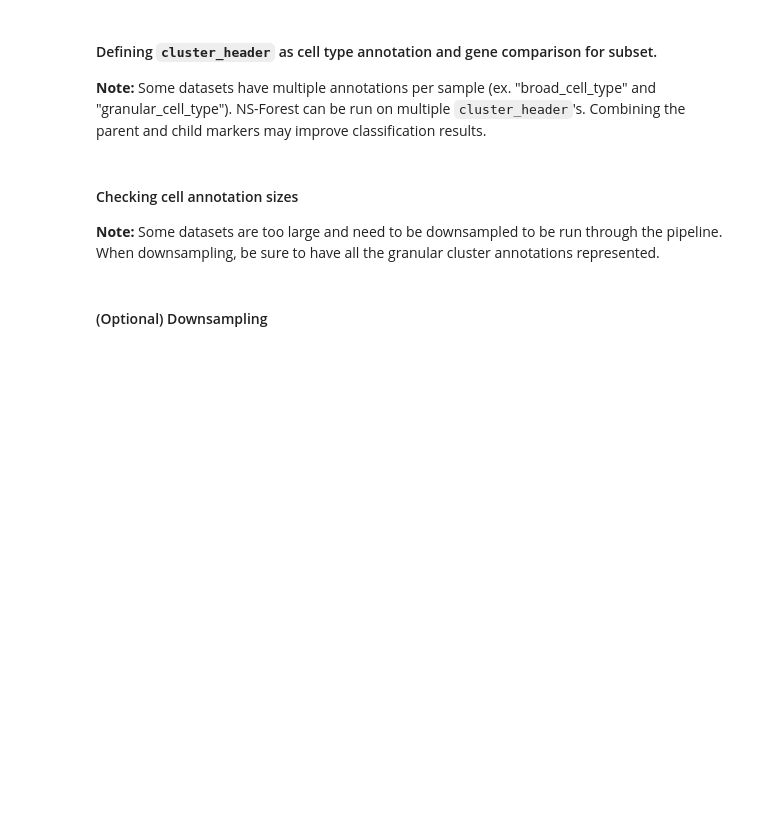
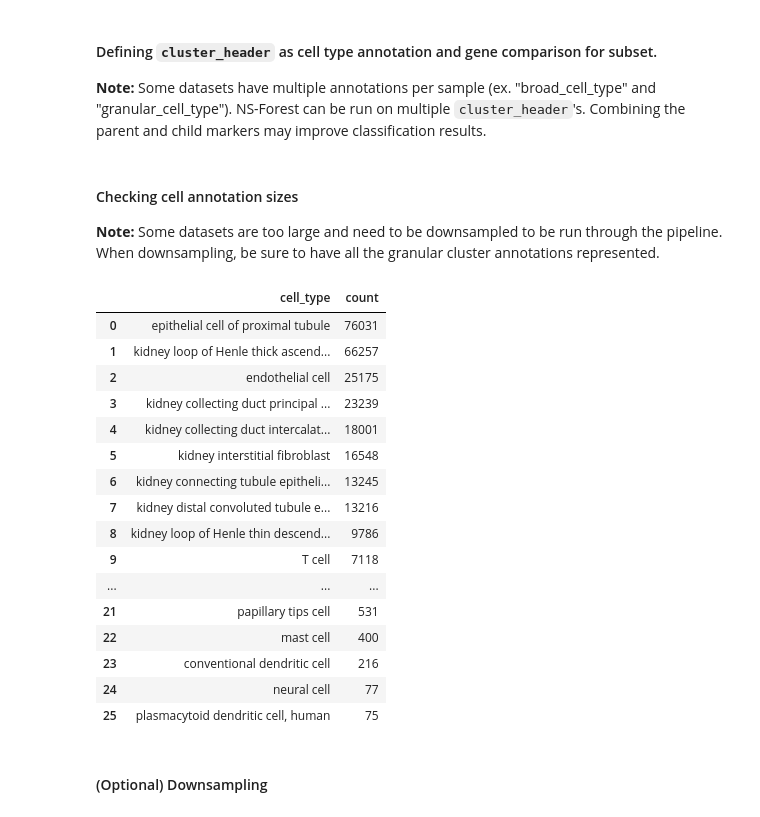
Before and after one commit to svikbecker/NSForest-ncRNA, a Jupyter notebook: beckersv/compare_kidney.ipynb, the cells around one changed output. Saved outputs shown, nothing was run; the diff lists cells and outputs as text; code cells hidden in the pictures; blank space fills up the shorter version.

```diff
--- a/beckersv/compare_kidney.ipynb
+++ b/beckersv/compare_kidney.ipynb
@@ -69,7 +129,25 @@ subset_gene = "lncRNA"
 
 **Note:** Some datasets are too large and need to be downsampled to be run through the pipeline. When downsampling, be sure to have all the granular cluster annotations represented.
 # %%
-pd.DataFrame(adata.obs[cluster_header].value_counts()).reset_index().head(5)
+pd.DataFrame(adata_raw.obs[cluster_header].value_counts()).reset_index()
+# %% [output]
+|  | cell_type | count |
+| 0 | epithelial cell of proximal tubule | 76031 |
+| 1 | kidney loop of Henle thick ascend... | 66257 |
+| 2 | endothelial cell | 25175 |
+| 3 | kidney collecting duct principal ... | 23239 |
+| 4 | kidney collecting duct intercalat... | 18001 |
+| 5 | kidney interstitial fibroblast | 16548 |
+| 6 | kidney connecting tubule epitheli... | 13245 |
+| 7 | kidney distal convoluted tubule e... | 13216 |
+| 8 | kidney loop of Henle thin descend... | 9786 |
+| 9 | T cell | 7118 |
+| ... | ... | ... |
+| 21 | papillary tips cell | 531 |
+| 22 | mast cell | 400 |
+| 23 | conventional dendritic cell | 216 |
+| 24 | neural cell | 77 |
+| 25 | plasmacytoid dendritic cell, human | 75 |
 # %% [markdown]
 #### (Optional) Downsampling
 # %%
```
Also changed, not shown: parts of 39 cells of this notebook, 32 other files.
